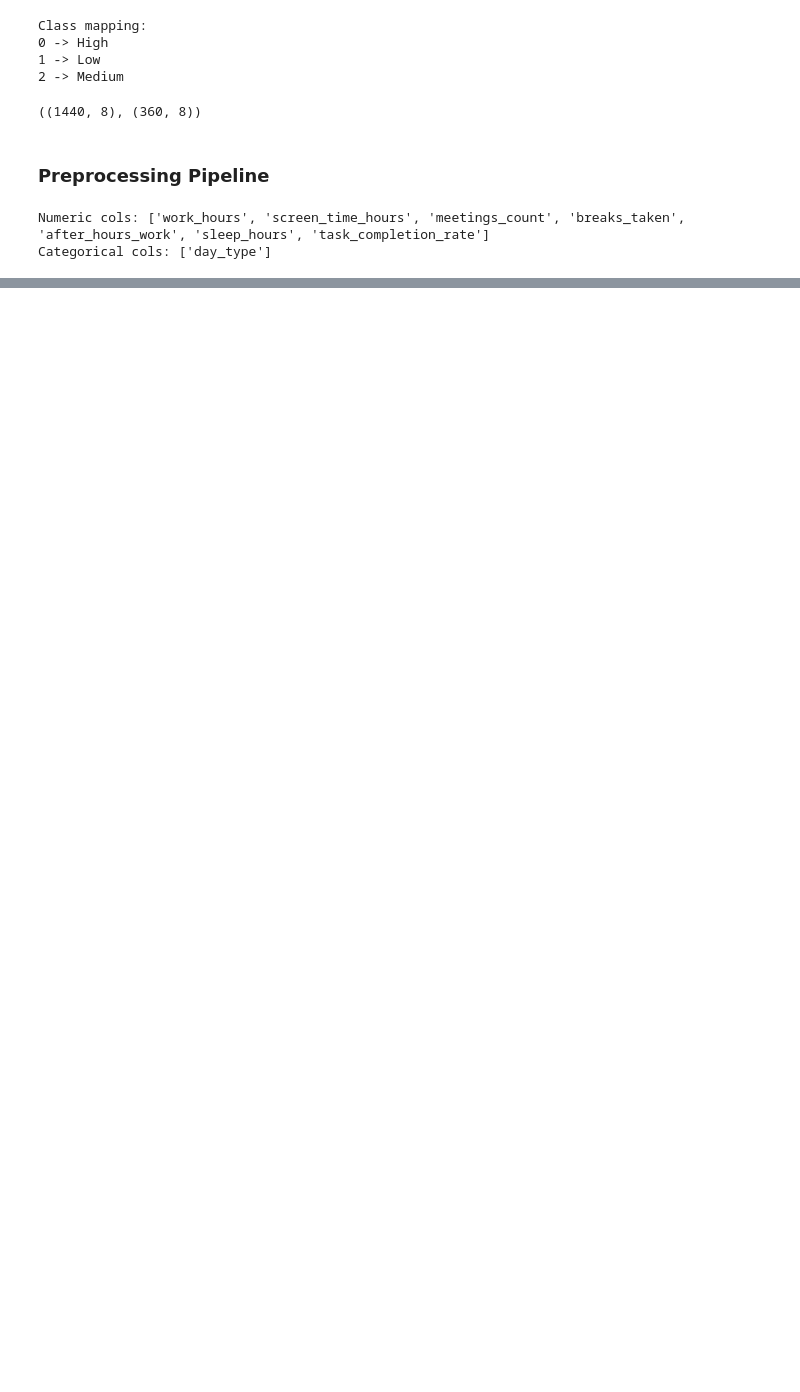
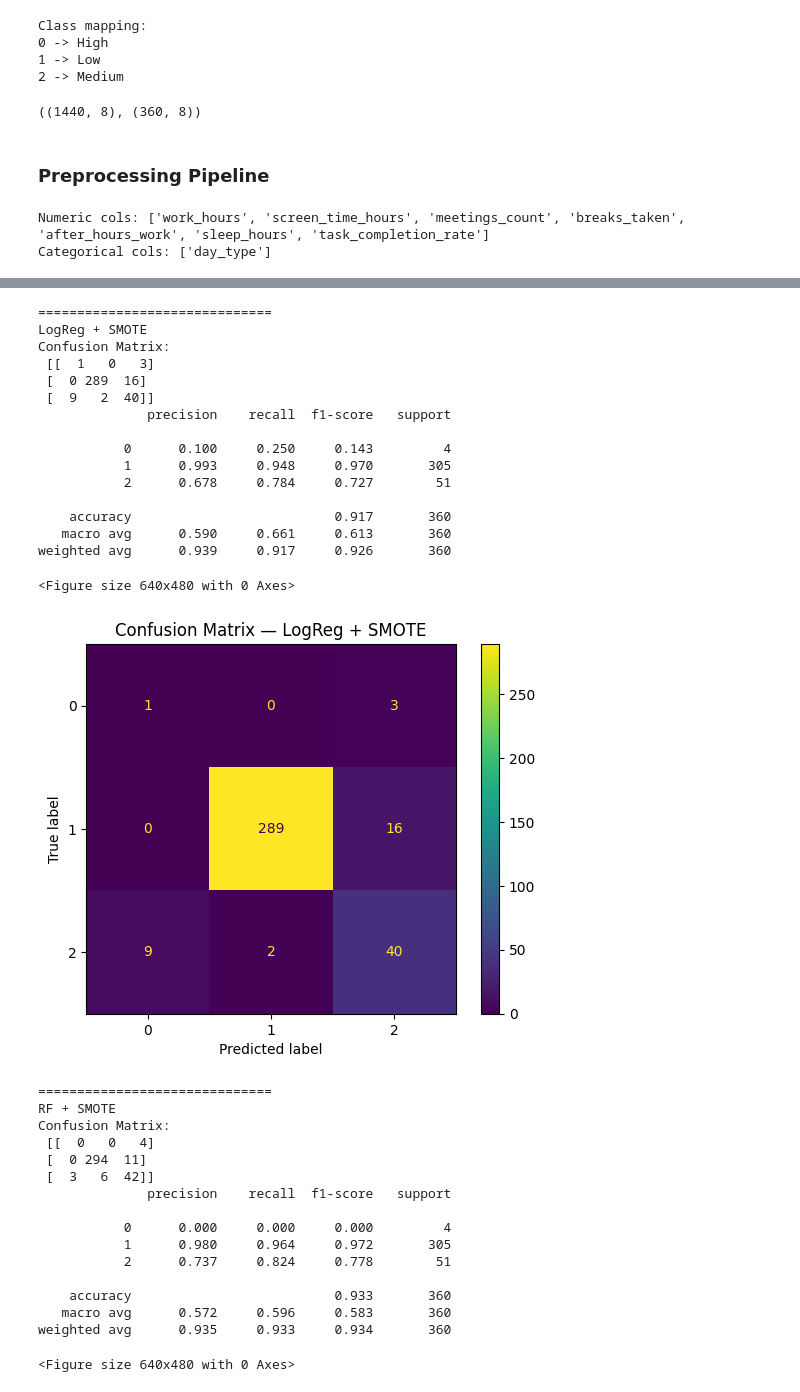
Before and after one commit to mahmoudali119/Burnout-Risk-Prediction, a Jupyter notebook: burnout_risk.ipynb, the cells around one changed output, grey strips where cells are left out. Cells and saved outputs as stored; diff of their text form; code cells hidden in the pictures; blank space fills up the shorter version.

Commit message:
add Models (Baseline vs SMOTE)

```diff
--- a/burnout_risk.ipynb
+++ b/burnout_risk.ipynb
@@ -327,0 +351,9 @@ Categorical cols: ['day_type']
+# %%
+# Fit + evaluate on holdout
+for name, model in [("LogReg baseline", lr_baseline), ("RF baseline", rf_baseline)]:
+    model.fit(x_train, y_train)
+    pred = model.predict(x_test)
+    print("\n==============================")
+    print(name)
+    print("Confusion Matrix:\n", confusion_matrix(y_test, pred))
+    print(classification_report(y_test, pred, digits=3, zero_division=0))
@@ -327,0 +384,68 @@ Categorical cols: ['day_type']
+# %%
+# SMOTE models
+smote = SMOTE(
+    sampling_strategy="not majority",
+    k_neighbors=3,
+    random_state=42
+)
+lr_smote = ImbPipeline(steps=[
+    ("preprocess", preprocessor),
+    ("smote", smote),
+    ("clf", LogisticRegression(max_iter=3000)),
+])
+
+rf_smote = ImbPipeline(steps=[
+    ("preprocess", preprocessor),
+    ("smote", smote),
+    ("clf", RandomForestClassifier(
+        n_estimators=500,
+        random_state=42
+    )),
+])
+# %%
+for name, model in [("LogReg + SMOTE", lr_smote), ("RF + SMOTE", rf_smote)]:
+    model.fit(x_train, y_train)
+    pred = model.predict(x_test)
+    print("\n==============================")
+    print(name)
+    print("Confusion Matrix:\n", confusion_matrix(y_test, pred))
+    print(classification_report(y_test, pred, digits=3, zero_division=0))
+
+    plt.figure()
+    ConfusionMatrixDisplay.from_predictions(y_test, pred)
+    plt.title(f"Confusion Matrix — {name}")
+    plt.show()
+# %% [output]
+==============================
+LogReg + SMOTE
+Confusion Matrix:
+ [[  1   0   3]
+ [  0 289  16]
+ [  9   2  40]]
+              precision    recall  f1-score   support
+
+           0      0.100     0.250     0.143         4
+           1      0.993     0.948     0.970       305
+           2      0.678     0.784     0.727        51
+
+    accuracy                          0.917       360
+   macro avg      0.590     0.661     0.613       360
+weighted avg      0.939     0.917     0.926       360
+<Figure size 640x480 with 0 Axes>
+[figure, added]
+==============================
+RF + SMOTE
+Confusion Matrix:
+ [[  0   0   4]
+ [  0 294  11]
+ [  3   6  42]]
+              precision    recall  f1-score   support
+
+           0      0.000     0.000     0.000         4
+           1      0.980     0.964     0.972       305
+           2      0.737     0.824     0.778        51
+
+    accuracy                          0.933       360
+   macro avg      0.572     0.596     0.583       360
+weighted avg      0.935     0.933     0.934       360
+<Figure size 640x480 with 0 Axes>
```
Also changed, not shown: parts of 6 cells of this notebook.
